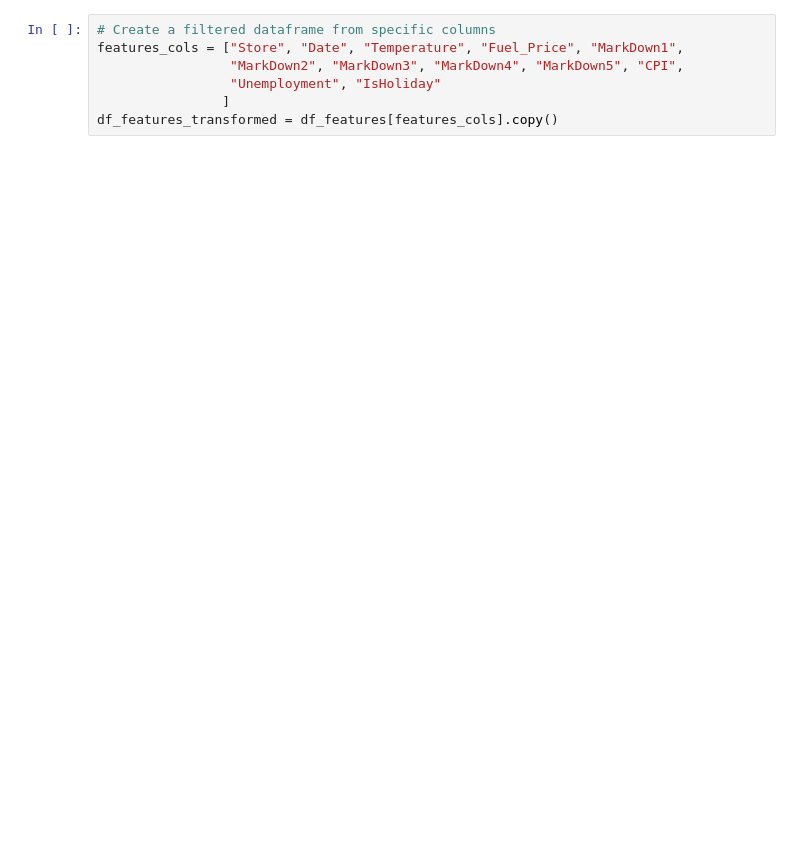
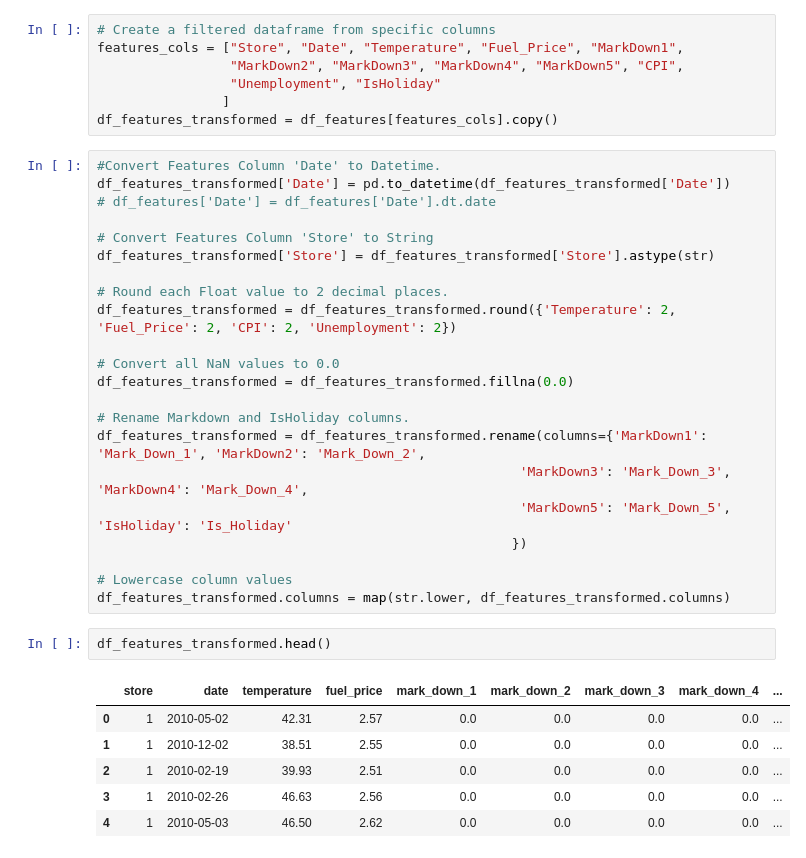
Before and after one commit to hopemeeeme/E-L-T-Project, a Jupyter notebook: postgresSQL-ETL.ipynb, the cells around one changed output. Cells and saved outputs as stored; diff of their text form; blank space fills up the shorter version.

```diff
--- a/postgresSQL-ETL.ipynb
+++ b/postgresSQL-ETL.ipynb
@@ -46,3 +44,34 @@ features_cols = ["Store", "Date", "Temperature", "Fuel_Price", "MarkDown1",
                  "Unemployment", "IsHoliday"
                 ]
 df_features_transformed = df_features[features_cols].copy()
+# %%
+#Convert Features Column 'Date' to Datetime.
+df_features_transformed['Date'] = pd.to_datetime(df_features_transformed['Date'])
+# df_features['Date'] = df_features['Date'].dt.date
+
+# Convert Features Column 'Store' to String
+df_features_transformed['Store'] = df_features_transformed['Store'].astype(str)
+
+# Round each Float value to 2 decimal places.
+df_features_transformed = df_features_transformed.round({'Temperature': 2, 'Fuel_Price': 2, 'CPI': 2, 'Unemployment': 2})
+
+# Convert all NaN values to 0.0
+df_features_transformed = df_features_transformed.fillna(0.0)
+
+# Rename Markdown and IsHoliday columns.
+df_features_transformed = df_features_transformed.rename(columns={'MarkDown1': 'Mark_Down_1', 'MarkDown2': 'Mark_Down_2',
+                                                      'MarkDown3': 'Mark_Down_3', 'MarkDown4': 'Mark_Down_4',
+                                                      'MarkDown5': 'Mark_Down_5', 'IsHoliday': 'Is_Holiday'
+                                                     })
+
+# Lowercase column values
+df_features_transformed.columns = map(str.lower, df_features_transformed.columns)
+# %%
+df_features_transformed.head()
+# %% [output]
+|  | store | date | temperature | fuel_price | mark_down_1 | mark_down_2 | mark_down_3 | mark_down_4 | ... |
+| 0 | 1 | 2010-05-02 | 42.31 | 2.57 | 0.0 | 0.0 | 0.0 | 0.0 | ... |
+| 1 | 1 | 2010-12-02 | 38.51 | 2.55 | 0.0 | 0.0 | 0.0 | 0.0 | ... |
+| 2 | 1 | 2010-02-19 | 39.93 | 2.51 | 0.0 | 0.0 | 0.0 | 0.0 | ... |
+| 3 | 1 | 2010-02-26 | 46.63 | 2.56 | 0.0 | 0.0 | 0.0 | 0.0 | ... |
+| 4 | 1 | 2010-05-03 | 46.50 | 2.62 | 0.0 | 0.0 | 0.0 | 0.0 | ... |
```
Also changed, not shown: parts of 30 cells of this notebook, 8 other files.
